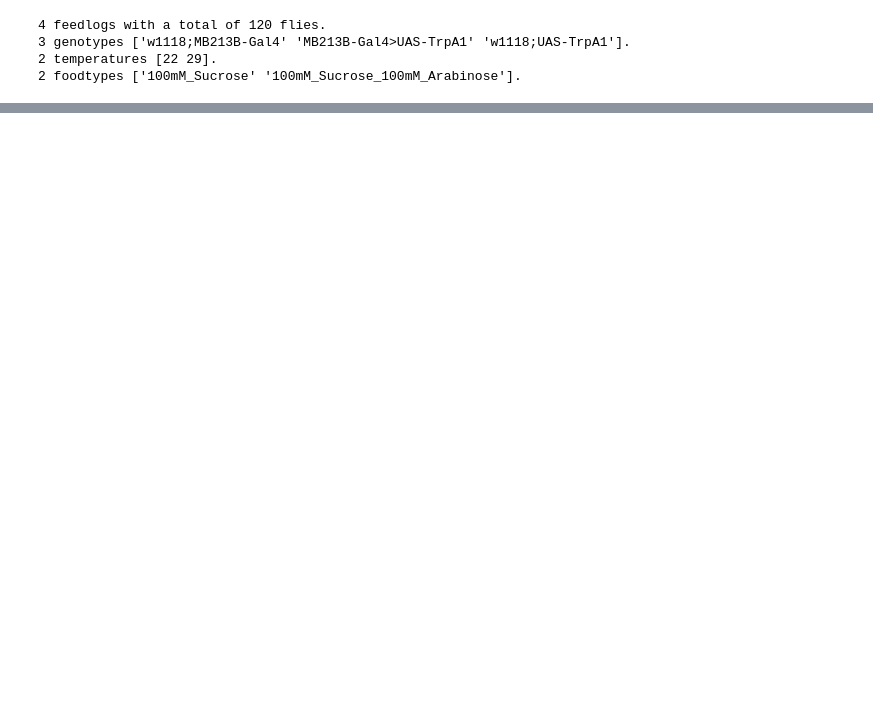
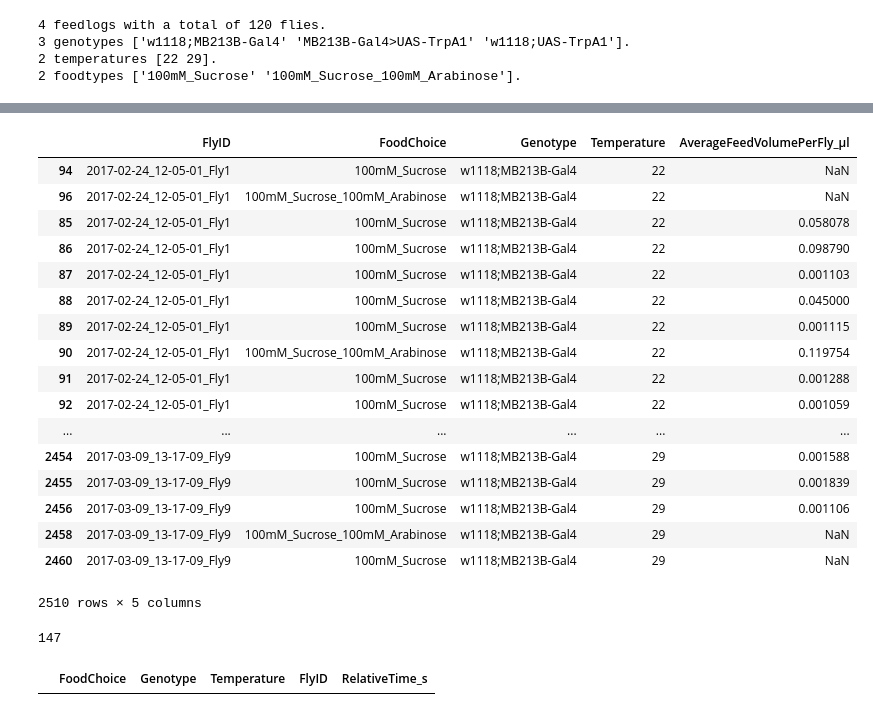
Before and after one commit to ACCLAB/espresso, a Jupyter notebook: jupyter-nb/espresso contrast plots dev.ipynb, the cells around one changed output, grey strips where cells are left out. Saved outputs shown, nothing was run; the diff lists cells and outputs as text; code cells hidden in the pictures; blank space fills up the shorter version.

```diff
--- a/jupyter-nb/espresso contrast plots dev.ipynb
+++ b/jupyter-nb/espresso contrast plots dev.ipynb
@@ -55,0 +140,33 @@ con
+# %%
+df[['FlyID','FoodChoice', 'Genotype', 'Temperature','AverageFeedVolumePerFly_µl']]
+# %% [output]
+|  | FlyID | FoodChoice | Genotype | Temperature | AverageFeedVolumePerFly_µl |
+| 94 | 2017-02-24_12-05-01_Fly1 | 100mM_Sucrose | w1118;MB213B-Gal4 | 22 | NaN |
+| 96 | 2017-02-24_12-05-01_Fly1 | 100mM_Sucrose_100mM_Arabinose | w1118;MB213B-Gal4 | 22 | NaN |
+| 85 | 2017-02-24_12-05-01_Fly1 | 100mM_Sucrose | w1118;MB213B-Gal4 | 22 | 0.058078 |
+| 86 | 2017-02-24_12-05-01_Fly1 | 100mM_Sucrose | w1118;MB213B-Gal4 | 22 | 0.098790 |
+| 87 | 2017-02-24_12-05-01_Fly1 | 100mM_Sucrose | w1118;MB213B-Gal4 | 22 | 0.001103 |
+| 88 | 2017-02-24_12-05-01_Fly1 | 100mM_Sucrose | w1118;MB213B-Gal4 | 22 | 0.045000 |
+| 89 | 2017-02-24_12-05-01_Fly1 | 100mM_Sucrose | w1118;MB213B-Gal4 | 22 | 0.001115 |
+| 90 | 2017-02-24_12-05-01_Fly1 | 100mM_Sucrose_100mM_Arabinose | w1118;MB213B-Gal4 | 22 | 0.119754 |
+| 91 | 2017-02-24_12-05-01_Fly1 | 100mM_Sucrose | w1118;MB213B-Gal4 | 22 | 0.001288 |
+| 92 | 2017-02-24_12-05-01_Fly1 | 100mM_Sucrose | w1118;MB213B-Gal4 | 22 | 0.001059 |
+| ... | ... | ... | ... | ... | ... |
+| 2454 | 2017-03-09_13-17-09_Fly9 | 100mM_Sucrose | w1118;MB213B-Gal4 | 29 | 0.001588 |
+| 2455 | 2017-03-09_13-17-09_Fly9 | 100mM_Sucrose | w1118;MB213B-Gal4 | 29 | 0.001839 |
+| 2456 | 2017-03-09_13-17-09_Fly9 | 100mM_Sucrose | w1118;MB213B-Gal4 | 29 | 0.001106 |
+| 2458 | 2017-03-09_13-17-09_Fly9 | 100mM_Sucrose_100mM_Arabinose | w1118;MB213B-Gal4 | 29 | NaN |
+| 2460 | 2017-03-09_13-17-09_Fly9 | 100mM_Sucrose | w1118;MB213B-Gal4 | 29 | NaN |
+2510 rows × 5 columns
+# %%
+latency=pd.DataFrame( df.dropna()\
+                        [['FlyID','FoodChoice', 'Genotype', 'Temperature','RelativeTime_s']]\
+                        .groupby(['FoodChoice', 'Genotype', 'Temperature','FlyID'])\
+                        .min()\
+                        .to_records() )\
+        .dropna()
+print(len(latency))
+latency[latency.FlyID=='2017-02-24_12-05-01_Fly11']
+# %% [output]
+147
+|  | FoodChoice | Genotype | Temperature | FlyID | RelativeTime_s |
```
Also changed, not shown: parts of 18 cells of this notebook, 2 other files.
